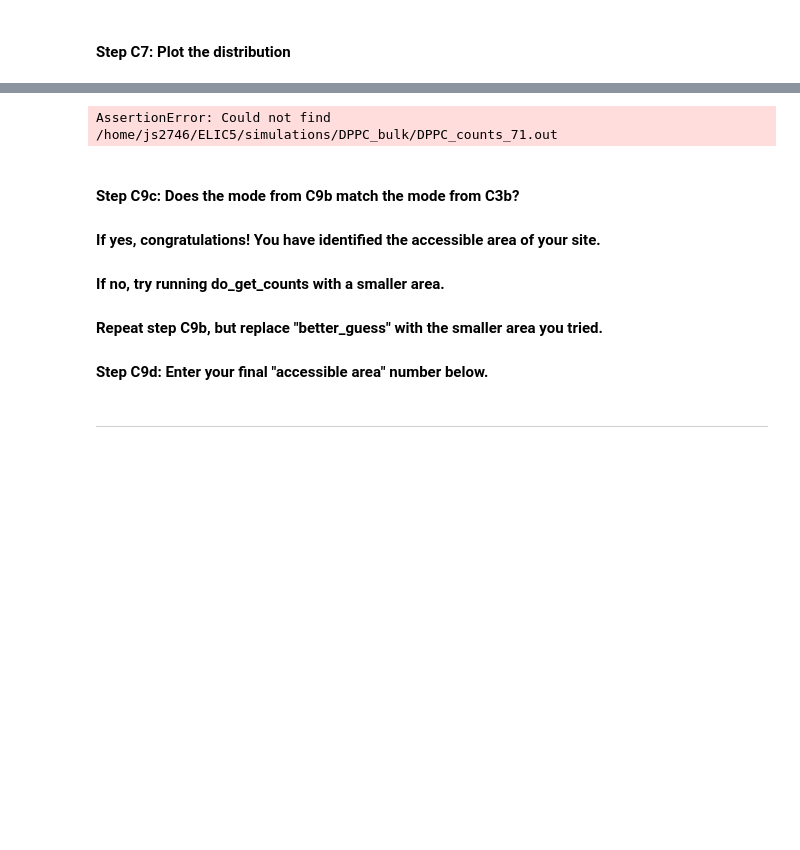
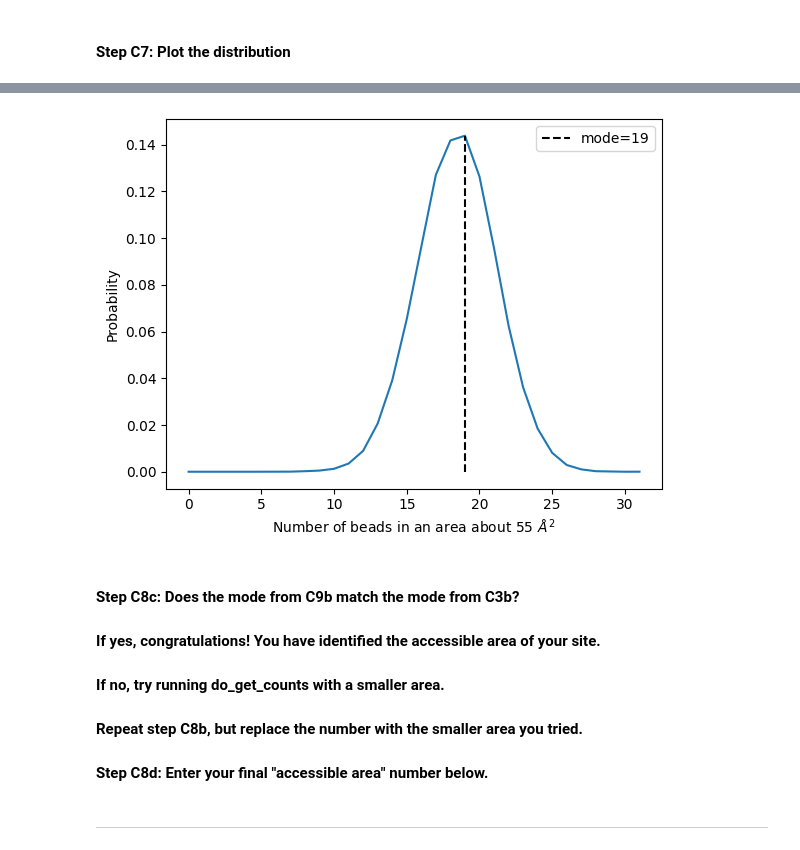
Before and after one commit to BranniganLab/density_threshold_affinity, a Jupyter notebook: python/multiple_replicas_symmetric_site.ipynb, the cells around one changed output, grey strips where cells are left out. Drawn from its saved outputs; the diff is of its cells as text; code cells hidden in the pictures; blank space fills up the shorter version.

```diff
--- a/python/multiple_replicas_symmetric_site.ipynb
+++ b/python/multiple_replicas_symmetric_site.ipynb
@@ -177,17 +170,17 @@ Rerun do_get_counts.tcl but use this for the area instead: 71 A^2
 # %%
-DPPC_bulk_counts, _, _ = parse_tcl_dat_file(DPPC_bulk_root_path.joinpath(f"DPPC_counts_{better_guess}.out"), bulk=True)
+DPPC_bulk_counts, _, _ = parse_tcl_dat_file(DPPC_bulk_root_path.joinpath(f"DPPC_counts_96.out"), bulk=True)
 DPPC_symm_site1.update_counts_histogram(True, DPPC_bulk_counts)
 fig,ax = plt.subplots()
 ax = plot_histogram(ax, DPPC_symm_site1.bulk_counts_histogram, f"{better_guess}", plot_probability=True)
 plt.show()
 plt.clf()
 plt.close()
 # %% [output]
-AssertionError: Could not find /home/js2746/ELIC5/simulations/DPPC_bulk/DPPC_counts_71.out
+[figure, added]
 # %% [markdown]
-#### Step C9c: Does the mode from C9b match the mode from C3b?
+#### Step C8c: Does the mode from C9b match the mode from C3b?
 #### If yes, congratulations! You have identified the accessible area of your site.
 #### If no, try running do_get_counts with a smaller area.
-#### Repeat step C9b, but replace "better_guess" with the smaller area you tried.
-#### Step C9d: Enter your final "accessible area" number below.
+#### Repeat step C8b, but replace the number with the smaller area you tried.
+#### Step C8d: Enter your final "accessible area" number below.
 # %%
```
Also changed, not shown: parts of 7 cells of this notebook, 3 other files.
